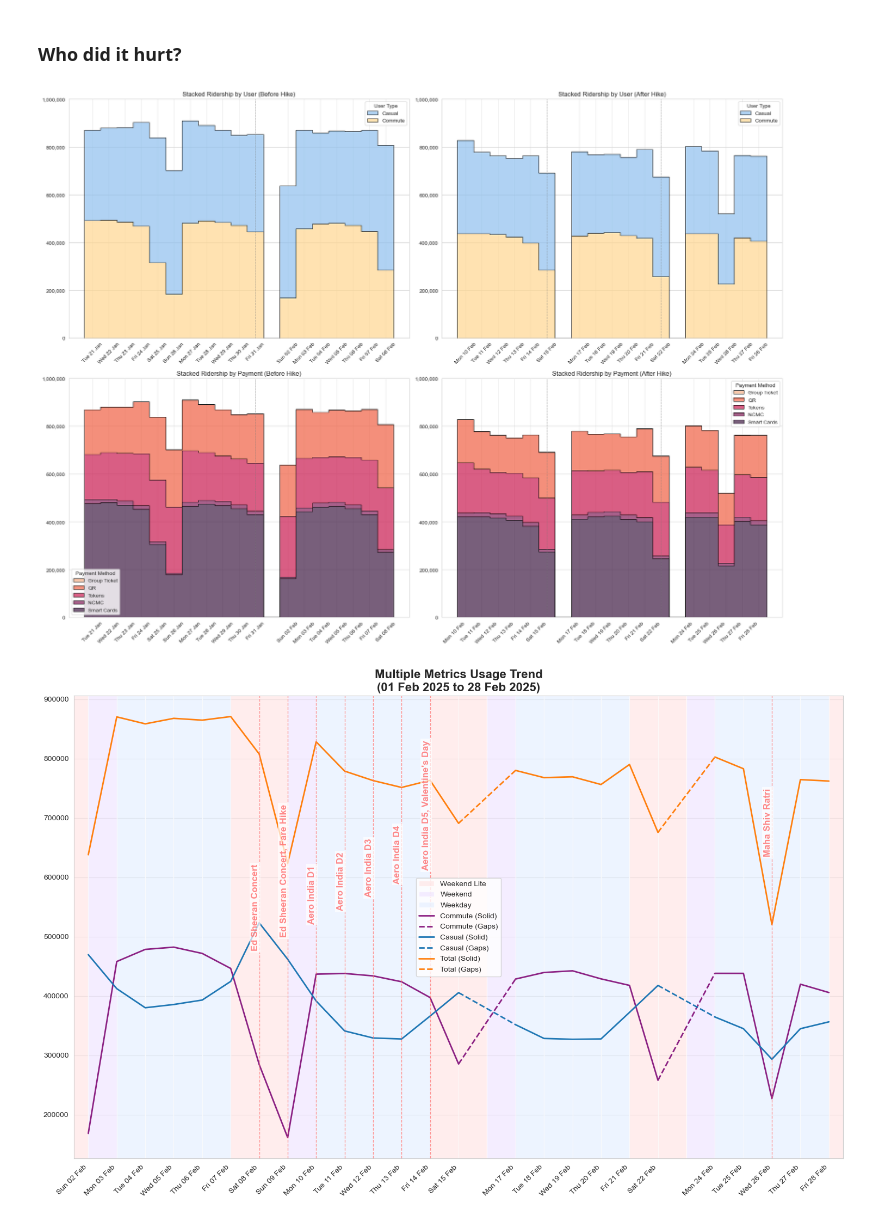
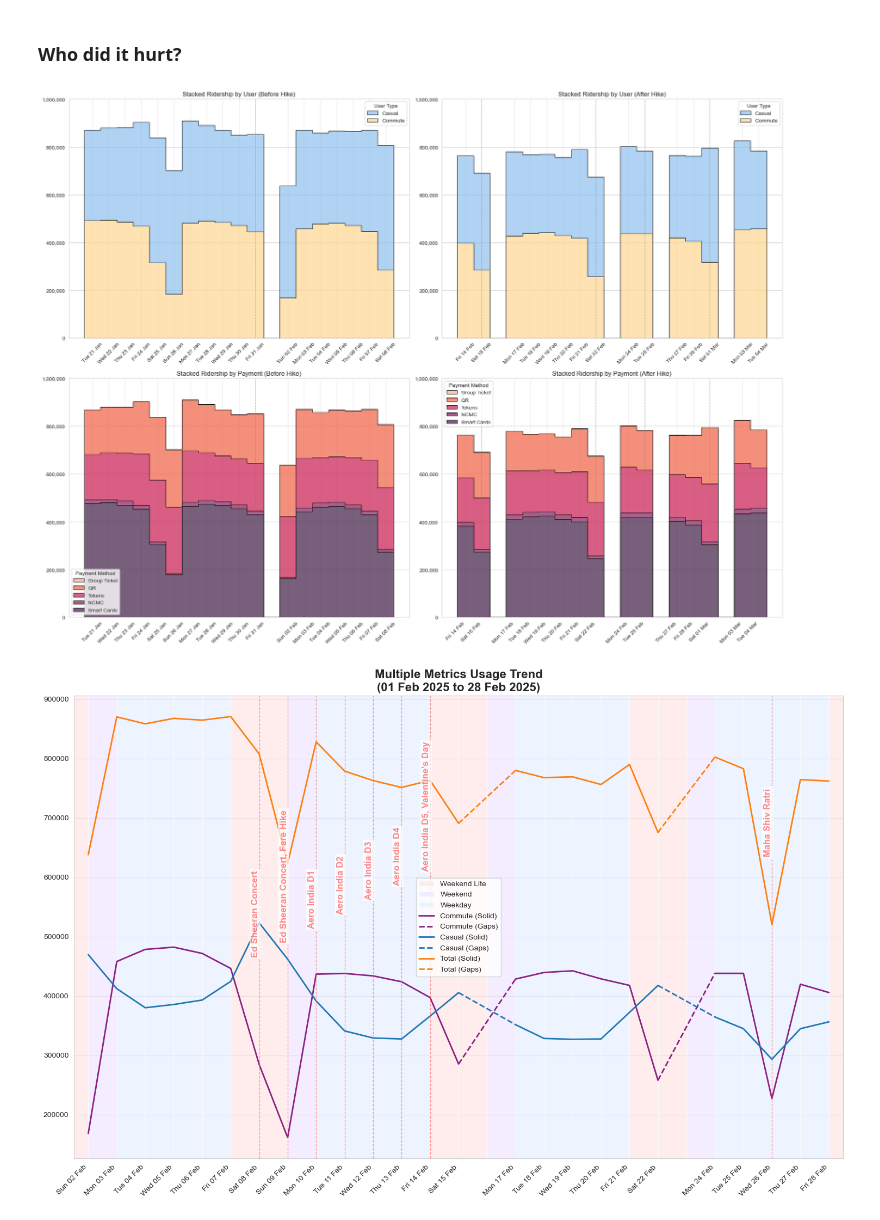
Before and after one commit to thecont1/namma-metro-ridership-tracker, a Jupyter notebook: ridership_3analysis.ipynb, the cells around one changed output. Drawn from its saved outputs; the diff is of its cells as text; code cells hidden in the pictures.

```diff
--- a/ridership_3analysis.ipynb
+++ b/ridership_3analysis.ipynb
@@ -310,7 +312,7 @@ df[['Record Date', 'Day of Week', 'Total Riders']].tail(7)
 # %% [markdown]
 ### **Total Daily Ridership by Day of Week**
 # %%
-number_of_days = 7 * 6
+number_of_days = 7 * 8
 days = ['Monday', 'Tuesday', 'Wednesday', 'Thursday', 'Friday', 'Saturday']
 colors = {
     'Monday':    '#2E86C1', # Blue
@@ -387,7 +389,7 @@ Name: count, dtype: int64
 number_of_days = 7*13
 end_date = pd.to_datetime('2025-02-08')
 start_date = max(end_date - pd.Timedelta(days=number_of_days-1), df['Record Date'].min())
-exclude_dates = ['2025-01-14', '2025-01-15', '2025-01-16']
+exclude_dates = ['2025-01-14', '2025-01-15', '2025-01-16', '2025-01-25']
 # %%
 # Average Daily Ridership by Day of Week: the weekly_average data
 rename_map = {
@@ -1168,8 +1186,8 @@ def plot_passes_trend(df,
     else:
         return None, None
 # %%
-end_date = '2025-02-28'
-number_of_days = 28
+end_date = '2025-02-22'
+number_of_days = 31
 pass_types = ['Commute', 'Casual', 'Total']
 
 ax = plot_passes_trend(df2,
@@ -1370,11 +1447,11 @@ _____
 # %% [markdown]
 ### **Did it hurt?**
 # %%
-# Get data for a period before and after Feb 9 fare hike
+# Get data for a period three weeks before and after the Feb 9 fare hike
 transition_df = trimmed_df(df2,
-                               end_date='2025-02-28',
-                               number_of_days=50,
-                               exclude_dates=['2025-01-14', '2025-02-26'])    # Exclude Sankranti, Mahashivaratri
+                    end_date='2025-02-28',
+                    number_of_days=7*6,
+                    exclude_dates=['2025-01-14', '2025-01-15', '2025-01-16', '2025-02-26'])    # Exclude Sankranti, Mahashivaratri
 
 # Look at overall impact
 ax = plot_ridership_trend(transition_df, traffic_band='Weekday', base_value=600000)
@@ -1383,23 +1511,31 @@ ax = plot_ridership_trend(transition_df, traffic_band='Weekday', base_value=6000
 # %% [markdown]
 ### **Who did it hurt?**
 # %%
-before_hike = trimmed_df(df2, end_date='2025-02-08', number_of_days=19)
-after_hike = trimmed_df(df2, end_date='2025-02-28', number_of_days=19)
+before_hike = trimmed_df(df2,
+                    end_date='2025-02-08',
+                    number_of_days=19,
+                    exclude_dates=['2025-01-14', '2025-01-15', '2025-01-16'])
+
+after_hike = trimmed_df(df2,
+                    end_date='2025-03-04',
+                    number_of_days=19,
+                    exclude_dates=['2025-02-26'])
+
 datasets = [before_hike, after_hike, before_hike, after_hike]
 stack_by_options = ['user', 'user', 'payment', 'payment']
 
 fig, axes = plt.subplots(2, 2, figsize=(20, 15))
 axes = axes.flatten()
 for i, (dataset, stack_by) in enumerate(zip(datasets, stack_by_options)):
     ax = axes[i]
     plot_stacked_ridership(dataset, stack_by=stack_by, traffic_band='all', ax=ax)
     ax.set_title(f'Stacked Ridership by {stack_by.capitalize()} ({["Before", "After"][i%2]} Hike)')
     ax.set_ylim(top=1000000)
 
 plt.tight_layout()
 plt.show()
 # %% [output]
-[figure, old version]
+[figure, new version]
 # %%
 end_date = '2025-02-28'
 number_of_days = 28
```
Also changed, not shown: parts of 42 cells of this notebook, 1 other file.
